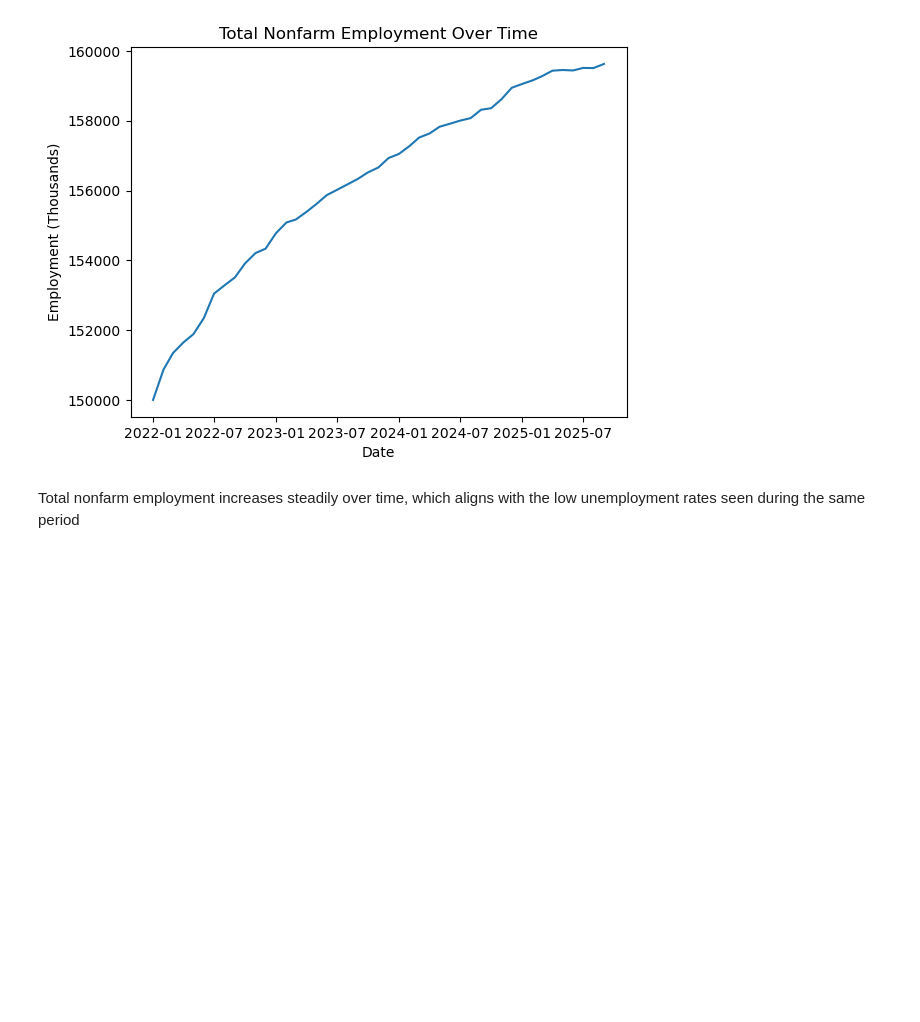
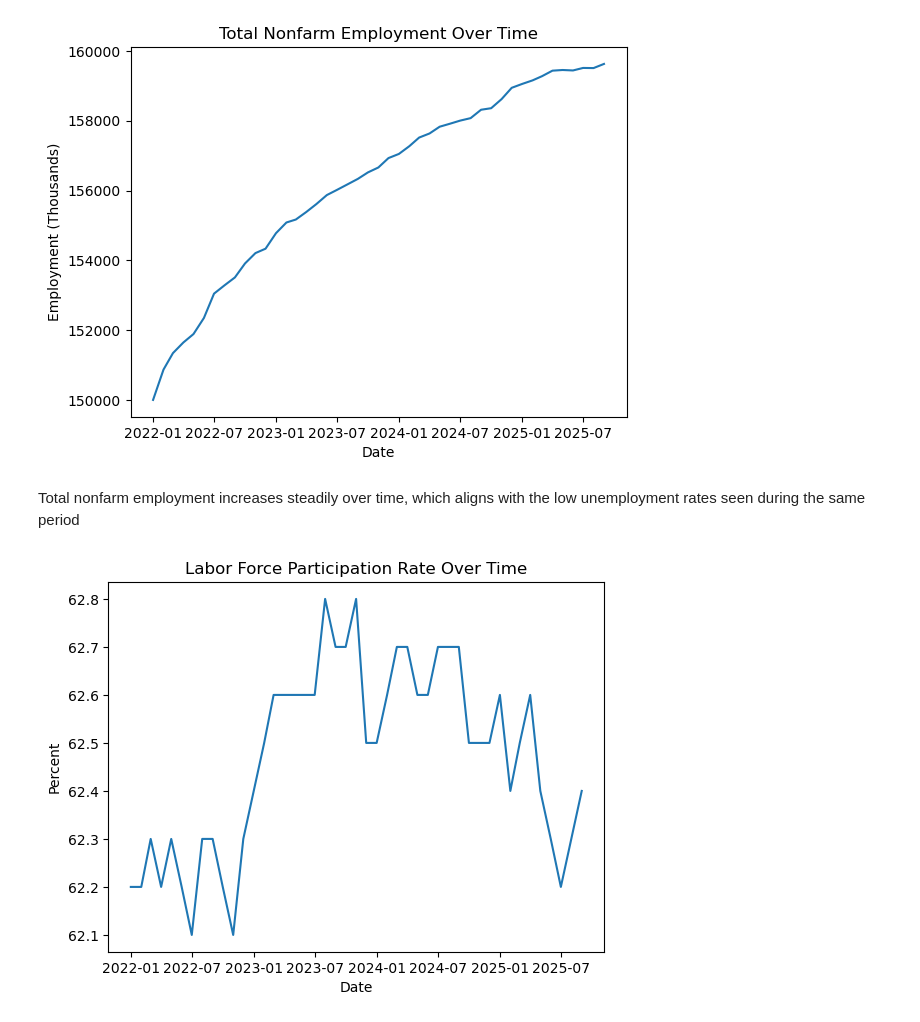
Before and after one commit to mmcgruder27/econ8320-labor-dashboard, a Jupyter notebook: analysis.ipynb, the cells around one changed output. Drawn from its saved outputs; the diff is of its cells as text; code cells hidden in the pictures; blank space fills up the shorter version.

```diff
--- a/analysis.ipynb
+++ b/analysis.ipynb
@@ -75,3 +78,12 @@ plt.show()
 [figure]
 # %% [markdown]
 Total nonfarm employment increases steadily over time, which aligns with the low unemployment rates seen during the same period
+# %%
+plt.figure()
+plt.plot(df["date"], df["labor_force_participation"])
+plt.title("Labor Force Participation Rate Over Time")
+plt.xlabel("Date")
+plt.ylabel("Percent")
+plt.show()
+# %% [output]
+[figure, added]
```
Also changed, not shown: parts of 4 cells of this notebook, 2 other files.
